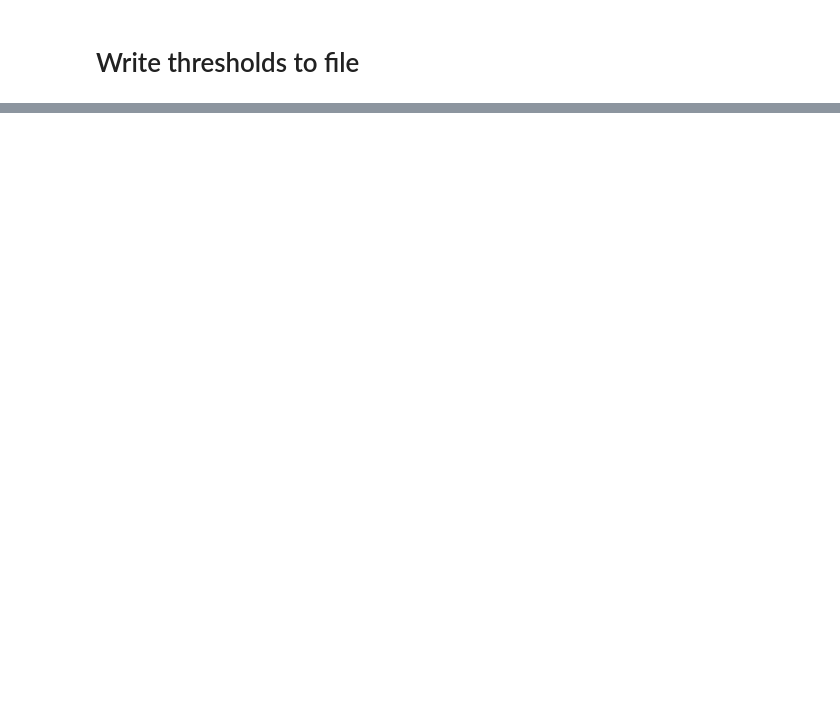
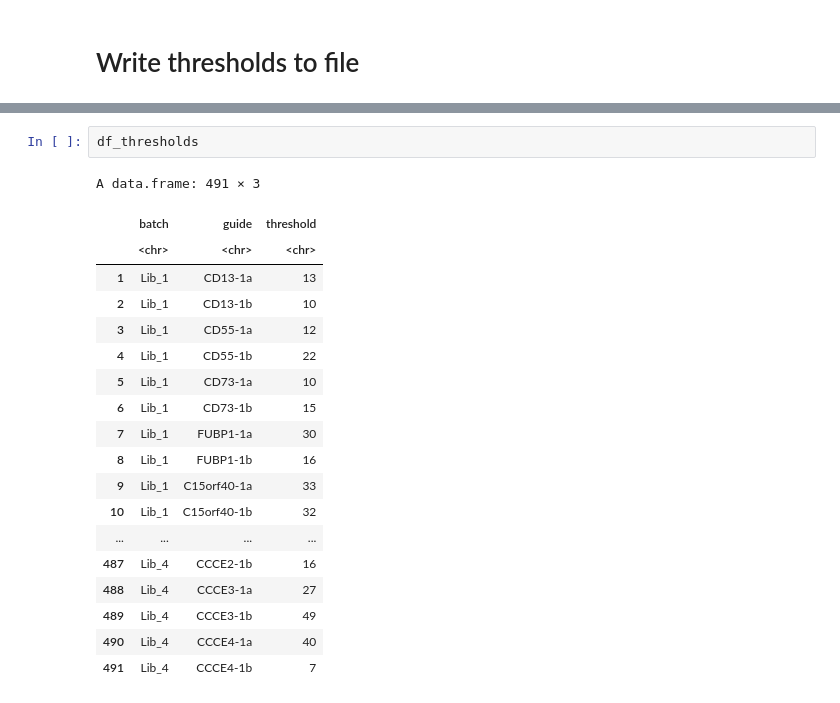
Before and after one commit to ucsf-lgr/ckd-workflow, a Jupyter notebook: secondary/03_Guide_calling.ipynb, the cells around one changed output, grey strips where cells are left out. Drawn from its saved outputs; the diff is of its cells as text; blank space fills up the shorter version.

```diff
--- a/secondary/03_Guide_calling.ipynb
+++ b/secondary/03_Guide_calling.ipynb
@@ -301,0 +215,22 @@ A data.frame: 10 × 17
+# %%
+df_thresholds
+# %% [output]
+A data.frame: 491 × 3
+|  | batch | guide | threshold |
+|  | <chr> | <chr> | <chr> |
+| 1 | Lib_1 | CD13-1a | 13 |
+| 2 | Lib_1 | CD13-1b | 10 |
+| 3 | Lib_1 | CD55-1a | 12 |
+| 4 | Lib_1 | CD55-1b | 22 |
+| 5 | Lib_1 | CD73-1a | 10 |
+| 6 | Lib_1 | CD73-1b | 15 |
+| 7 | Lib_1 | FUBP1-1a | 30 |
+| 8 | Lib_1 | FUBP1-1b | 16 |
+| 9 | Lib_1 | C15orf40-1a | 33 |
+| 10 | Lib_1 | C15orf40-1b | 32 |
+| ... | ... | ... | ... |
+| 487 | Lib_4 | CCCE2-1b | 16 |
+| 488 | Lib_4 | CCCE3-1a | 27 |
+| 489 | Lib_4 | CCCE3-1b | 49 |
+| 490 | Lib_4 | CCCE4-1a | 40 |
+| 491 | Lib_4 | CCCE4-1b | 7 |
```
Also changed, not shown: parts of 20 cells of this notebook.
